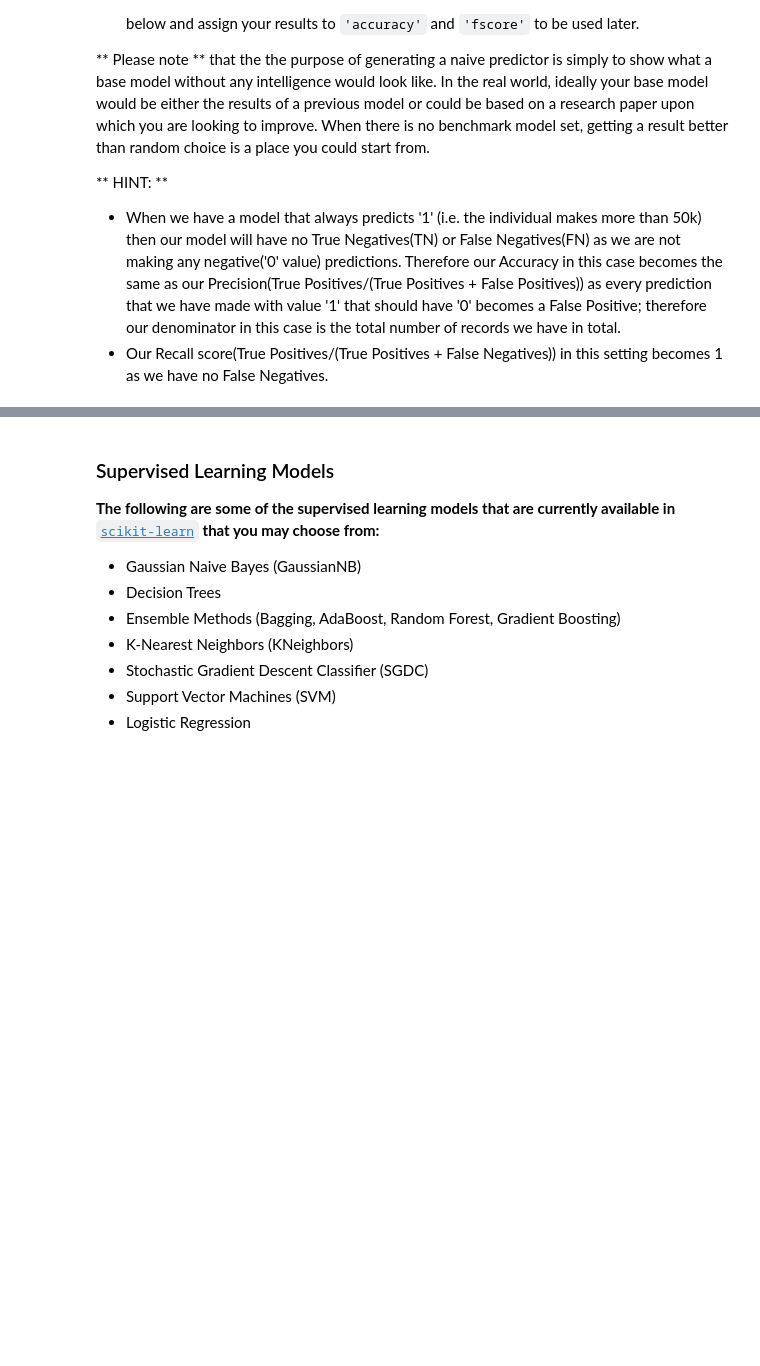
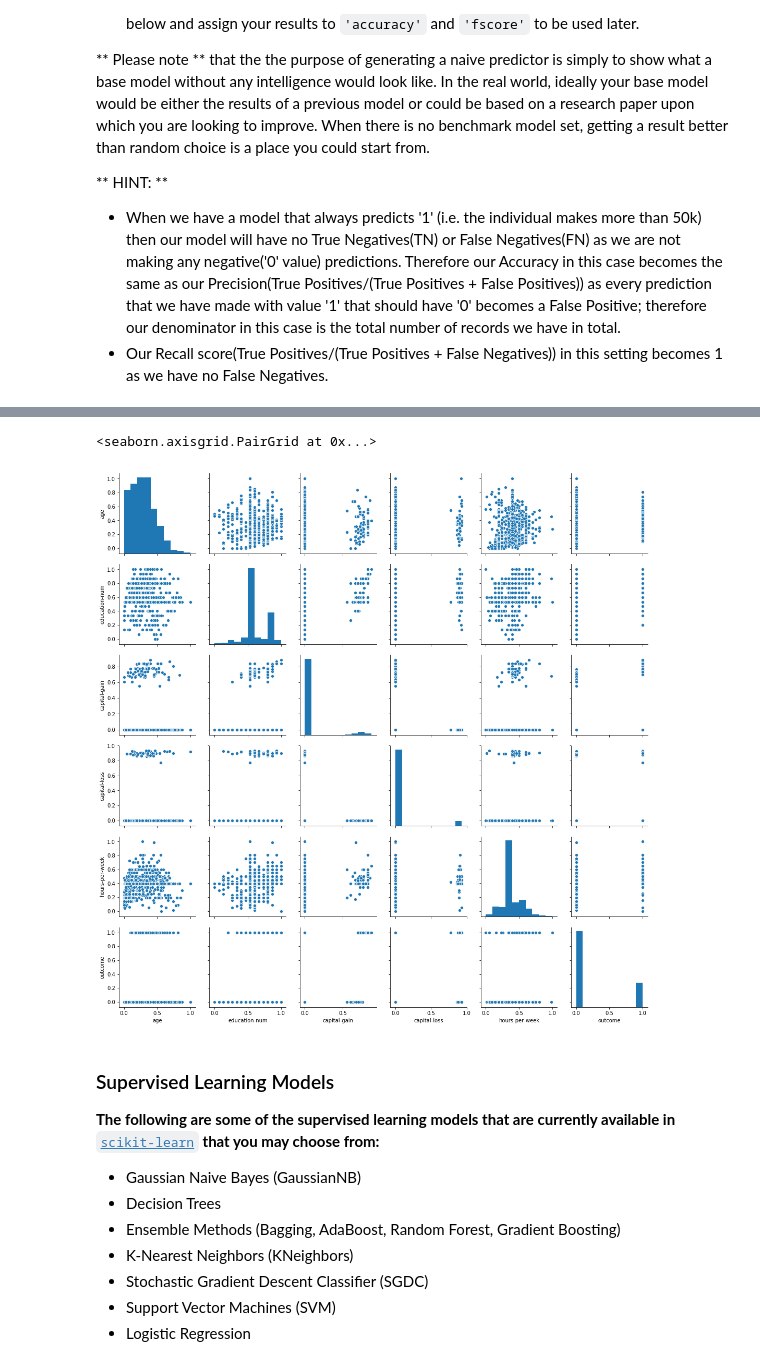
Before and after one commit to virenar/IntroML, a Jupyter notebook: supervised/Project-CharityML/finding_donors.ipynb, the cells around one changed output, grey strips where cells are left out. Saved outputs shown, nothing was run; the diff lists cells and outputs as text; code cells hidden in the pictures; blank space fills up the shorter version.

```diff
--- a/supervised/Project-CharityML/finding_donors.ipynb
+++ b/supervised/Project-CharityML/finding_donors.ipynb
@@ -280,3 +307,10 @@ print("Naive Predictor: [Accuracy score: {:.4f}, F-score: {:.4f}]".format(accura
+# %%
+features_raw['outcome'] = np.array(income_raw == '>50K').astype(int)
+# %%
+sb.pairplot(features_raw[:1000])
+# %% [output]
+<seaborn.axisgrid.PairGrid at 0x...>
+[figure, added]
 # %% [markdown]
 ###  Supervised Learning Models
 **The following are some of the supervised learning models that are currently available in** [`scikit-learn`](http://scikit-learn.org/stable/supervised_learning.html) **that you may choose from:**
```
Also changed, not shown: parts of 9 cells of this notebook.
